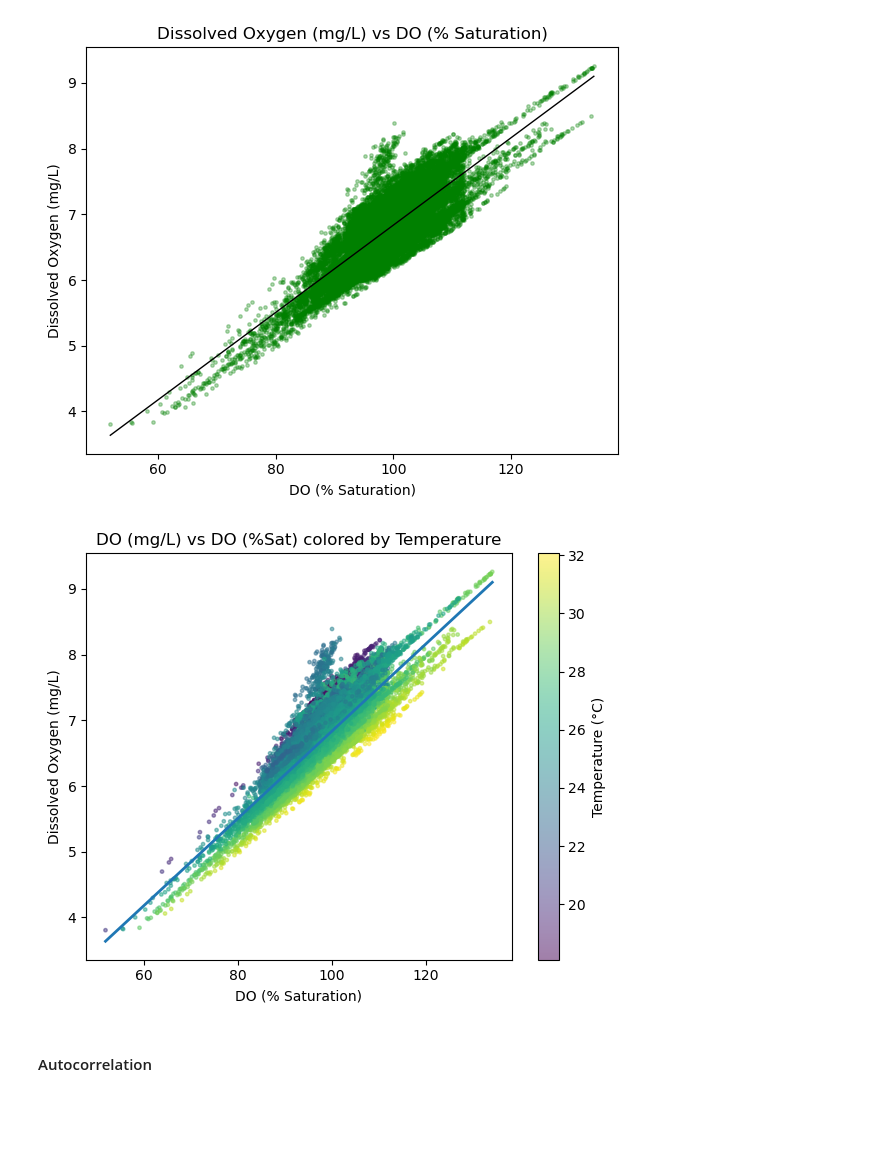
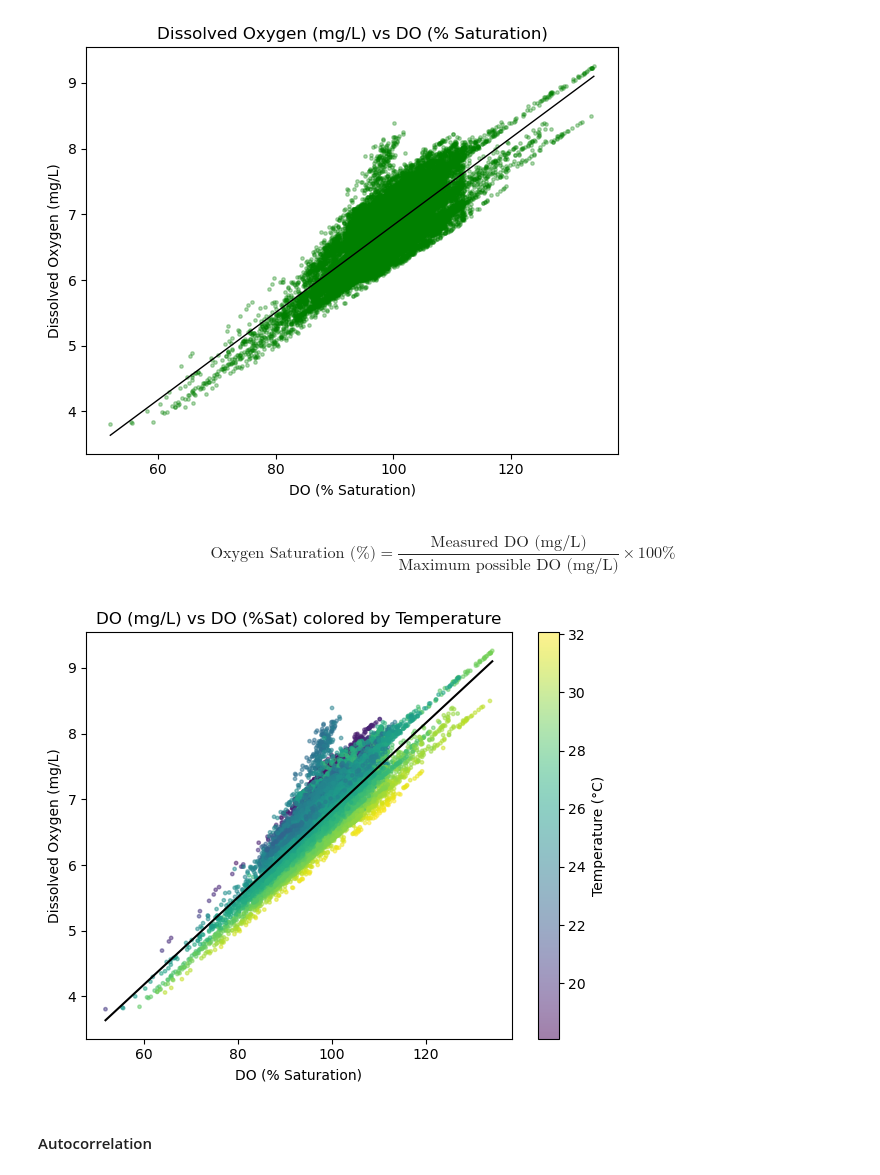
Before and after one commit to asdfwxy1/brisbane-water-quality-analysis, a Jupyter notebook: brisbane_water_quality_analysis.ipynb, the cells around one changed output. Drawn from its saved outputs; the diff is of its cells as text; code cells hidden in the pictures; blank space fills up the shorter version.

```diff
--- a/brisbane_water_quality_analysis.ipynb
+++ b/brisbane_water_quality_analysis.ipynb
@@ -13,7 +13,7 @@ from sklearn.preprocessing import StandardScaler, MinMaxScaler
 from sklearn.compose import ColumnTransformer
 from sklearn.pipeline import Pipeline
 
-fig_save = Path("/Users/apple/Desktop/Brisbane Water Quality Analysis/figs")
+fig_save = Path("/Users/apple/Desktop/brisbane_water_quality_analysis/figs")
 fig_save.mkdir(parents=True, exist_ok=True)
 # %% [markdown]
 ### Part 1: Data Overview
@@ -363,27 +363,33 @@ plt.show()
 # %% [output]
 Pearson r (DO vs %Sat) = 0.835
 [figure]
+# %% [markdown]
+$$
+\text{Oxygen Saturation (\%)} =
+\frac{\text{Measured DO (mg/L)}}{\text{Maximum possible DO (mg/L)}}
+\times 100\%
+$$
 # %%
 plt.figure(figsize=(6,5))
 c = temp
 plt.scatter(dosat, do, c=c, s=6, alpha=0.5)
 plt.title("DO (mg/L) vs DO (%Sat) colored by Temperature")
 plt.xlabel("DO (% Saturation)")
 plt.ylabel("Dissolved Oxygen (mg/L)")
 cb = plt.colorbar()
 cb.set_label("Temperature (°C)")
 
 mask = (~pd.isna(dosat)) & (~pd.isna(do))
 coef = np.polyfit(dosat[mask], do[mask], 1)
 fit = np.poly1d(coef)
 xline = np.linspace(np.nanmin(dosat), np.nanmax(dosat), 200)
-plt.plot(xline, fit(xline), linewidth=2)
+plt.plot(xline, fit(xline), color = 'black')
 
 plt.tight_layout()
 plt.savefig(fig_save / "DO (mg_L)_vs_DO_Sat_colored_by_Temperature.png", dpi=200, bbox_inches="tight")
 plt.show()
 # %% [output]
-[figure, old version]
+[figure, new version]
 # %% [markdown]
 #### Autocorrelation
 # %%
```
Also changed, not shown: 5 other files.
